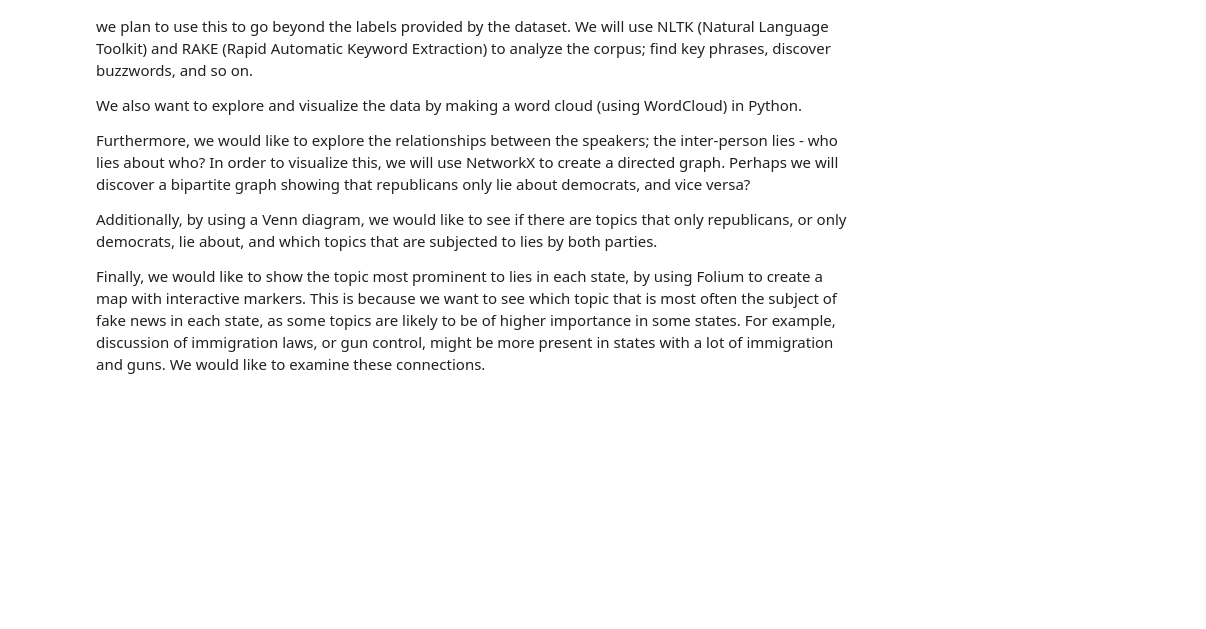
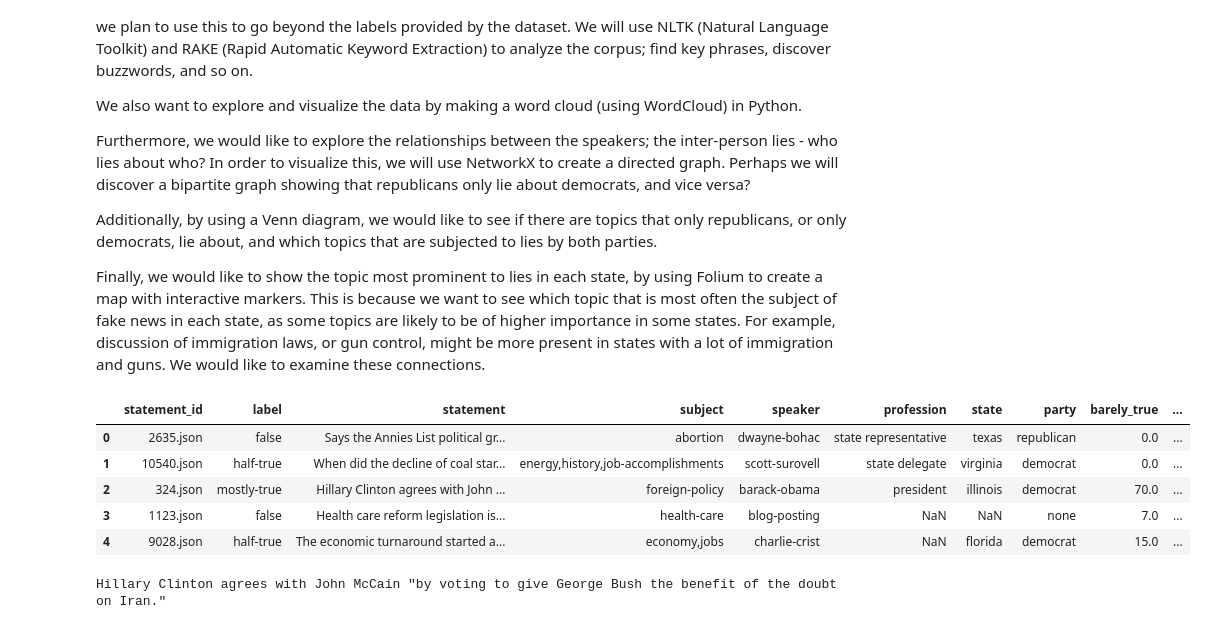
Before and after one commit to Benjamin-Rahm/ADA2018-Project-gjems_rahm_vold, a Jupyter notebook: Project.ipynb, the cells around one changed output. Saved outputs shown, nothing was run; the diff lists cells and outputs as text; code cells hidden in the pictures; blank space fills up the shorter version.

```diff
--- a/Project.ipynb
+++ b/Project.ipynb
@@ -539,0 +542,16 @@ Finally, we would like to show the topic most prominent to lies in each state, b
+# %%
+# data in the liar dataframe
+liar.head()
+# %% [output]
+|  | statement_id | label | statement | subject | speaker | profession | state | party | barely_true | ... |
+| 0 | 2635.json | false | Says the Annies List political gr... | abortion | dwayne-bohac | state representative | texas | republican | 0.0 | ... |
+| 1 | 10540.json | half-true | When did the decline of coal star... | energy,history,job-accomplishments | scott-surovell | state delegate | virginia | democrat | 0.0 | ... |
+| 2 | 324.json | mostly-true | Hillary Clinton agrees with John ... | foreign-policy | barack-obama | president | illinois | democrat | 70.0 | ... |
+| 3 | 1123.json | false | Health care reform legislation is... | health-care | blog-posting | NaN | NaN | none | 7.0 | ... |
+| 4 | 9028.json | half-true | The economic turnaround started a... | economy,jobs | charlie-crist | NaN | florida | democrat | 15.0 | ... |
+# %%
+# Lets start by just checking out a statement
+row = liar.iloc[2, :]
+print(row.statement)
+# %% [output]
+Hillary Clinton agrees with John McCain "by voting to give George Bush the benefit of the doubt on Iran."
```
Also changed, not shown: parts of 7 cells of this notebook, 28 other files.
